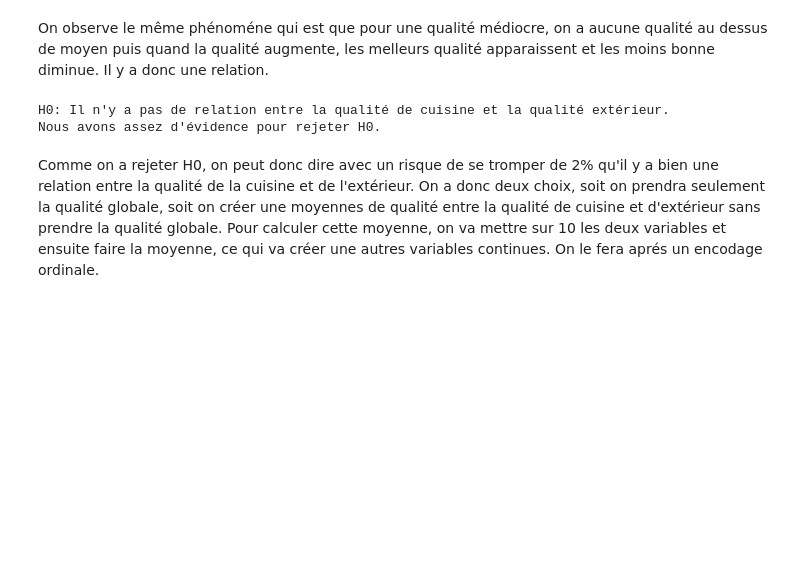
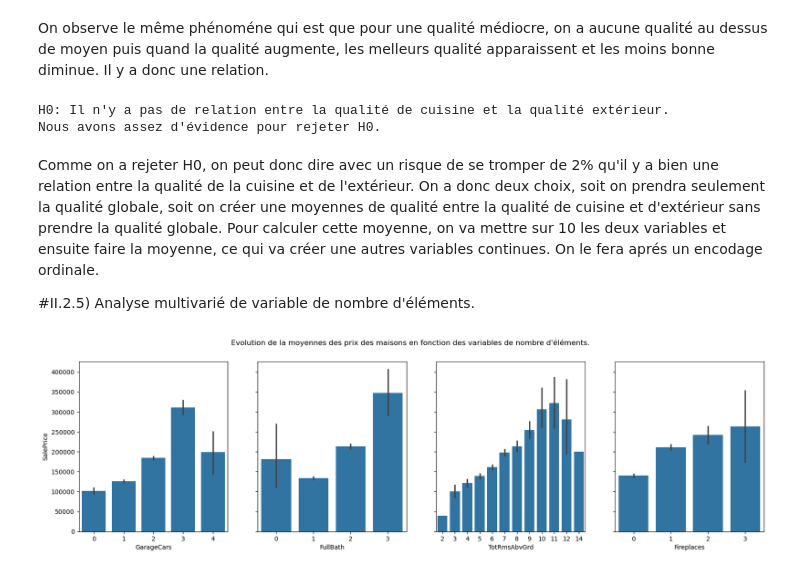
Before and after one commit to fmazur57u/Prediction_prix_immobilier, a Jupyter notebook: projet_prix_immobilier.ipynb, the cells around one changed output. Cells and saved outputs as stored; diff of their text form; code cells hidden in the pictures; blank space fills up the shorter version.

```diff
--- a/projet_prix_immobilier.ipynb
+++ b/projet_prix_immobilier.ipynb
@@ -1179,3 +1183,16 @@ H0: Il n'y a pas de relation entre la qualité de cuisine et la qualité extéri
 Nous avons assez d'évidence pour rejeter H0.
 # %% [markdown]
 Comme on a rejeter H0, on peut donc dire avec un risque de se tromper de 2% qu'il y a bien une relation entre la qualité de la cuisine et de l'extérieur. On a donc deux choix, soit on prendra seulement la qualité globale, soit on créer une moyennes de qualité entre la qualité de cuisine et d'extérieur sans prendre la qualité globale. Pour calculer cette moyenne, on va mettre sur 10 les deux variables et ensuite faire la moyenne, ce qui va créer une autres variables continues. On le fera aprés un encodage ordinale.
+
+#II.2.5) Analyse multivarié de variable de nombre d'éléments.
+# %%
+fig, ax = plt.subplots(1, 4, sharey=True)
+fig.set_size_inches(20, 5)
+plt.suptitle("Evolution de la moyennes des prix des maisons en fonction des variables de nombre d'éléments.")
+sns.barplot(data=analyse_set, x="GarageCars", y="SalePrice", ax=ax[0])
+sns.barplot(data=analyse_set, x="FullBath", y="SalePrice",  ax=ax[1])
+sns.barplot(data=analyse_set, x="TotRmsAbvGrd", y="SalePrice", ax=ax[2])
+sns.barplot(data=analyse_set, x="Fireplaces", y="SalePrice", ax=ax[3])
+plt.show()
+# %% [output]
+[figure, added]
```
Also changed, not shown: parts of 19 cells of this notebook.
